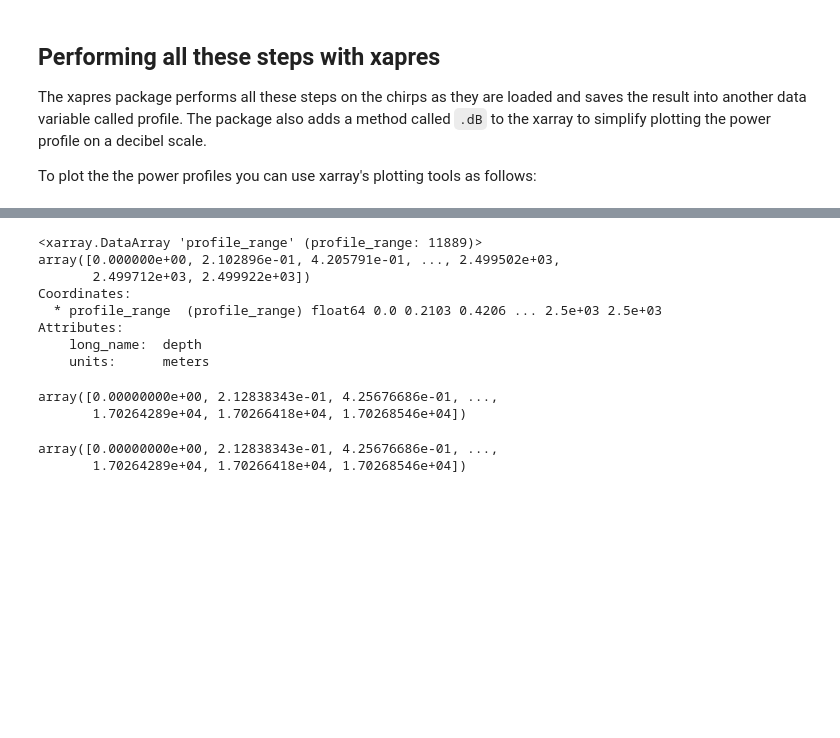
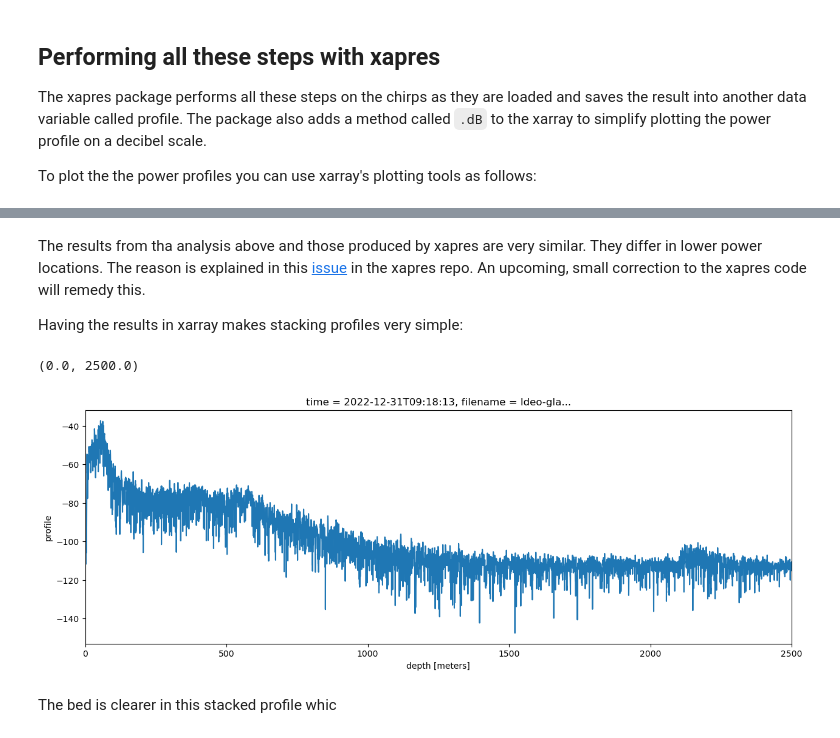
Before and after one commit to ldeo-glaciology/glaciology-intro-book, a Jupyter notebook: src/sections/radar/apres/apres_data_2.ipynb, the cells around one changed output, grey strips where cells are left out. Drawn from its saved outputs; the diff is of its cells as text; code cells hidden in the pictures; blank space fills up the shorter version.

```diff
--- a/src/sections/radar/apres/apres_data_2.ipynb
+++ b/src/sections/radar/apres/apres_data_2.ipynb
@@ -397,16 +397,0 @@ plt.legend()
-# %%
-ds.profile.profile_range
-# %% [output]
-<xarray.DataArray 'profile_range' (profile_range: 11889)>
-array([0.000000e+00, 2.102896e-01, 4.205791e-01, ..., 2.499502e+03,
-       2.499712e+03, 2.499922e+03])
-Coordinates:
-  * profile_range  (profile_range) float64 0.0 0.2103 0.4206 ... 2.5e+03 2.5e+03
-Attributes:
-    long_name:  depth
-    units:      meters
-# %%
-r_twpr
-# %% [output]
-array([0.00000000e+00, 2.12838343e-01, 4.25676686e-01, ...,
-       1.70264289e+04, 1.70266418e+04, 1.70268546e+04])
@@ -415,11 +398,12 @@ self.Header["c0"]/(2.*(T1-T0)*pad*math.sqrt(self.Header["ER_ICE"])*self.Header["
-# %%
-Nt = rdei(len(s_t))
-Nfft = rdi(Nt*pad_factor)
-bin2m1 = c/(2*pad_factor*np.sqrt(ep)*K)
-r_padded1 = np.arange(Nfft) * bin2m1
-r_padded1
-# %% [output]
-array([0.00000000e+00, 2.12838343e-01, 4.25676686e-01, ...,
-       1.70264289e+04, 1.70266418e+04, 1.70268546e+04])
-# %%
-ds = fd.load_all(directory = directory, remote_load=True, file_numbers_to_process=[0])
+# %% [markdown]
+The results from tha analysis above and those produced by xapres are very similar. They differ in lower power locations. The reason is explained in this [issue](https://github.com/ldeo-glaciology/xapres/issues/48) in the xapres repo. An upcoming, small correction to the xapres code will remedy this.
+
+Having the results in xarray makes stacking profiles very simple:
+# %%
+ds.profile.mean(dim='chirp_num').dB().plot(figsize = (15, 5), label = 'processed with xapres and stacked')
+plt.xlim([0, 2500])
+# %% [output]
+(0.0, 2500.0)
+[figure, added]
+# %% [markdown]
+The bed is clearer in this stacked profile whic
```
Also changed, not shown: parts of 3 cells of this notebook.
